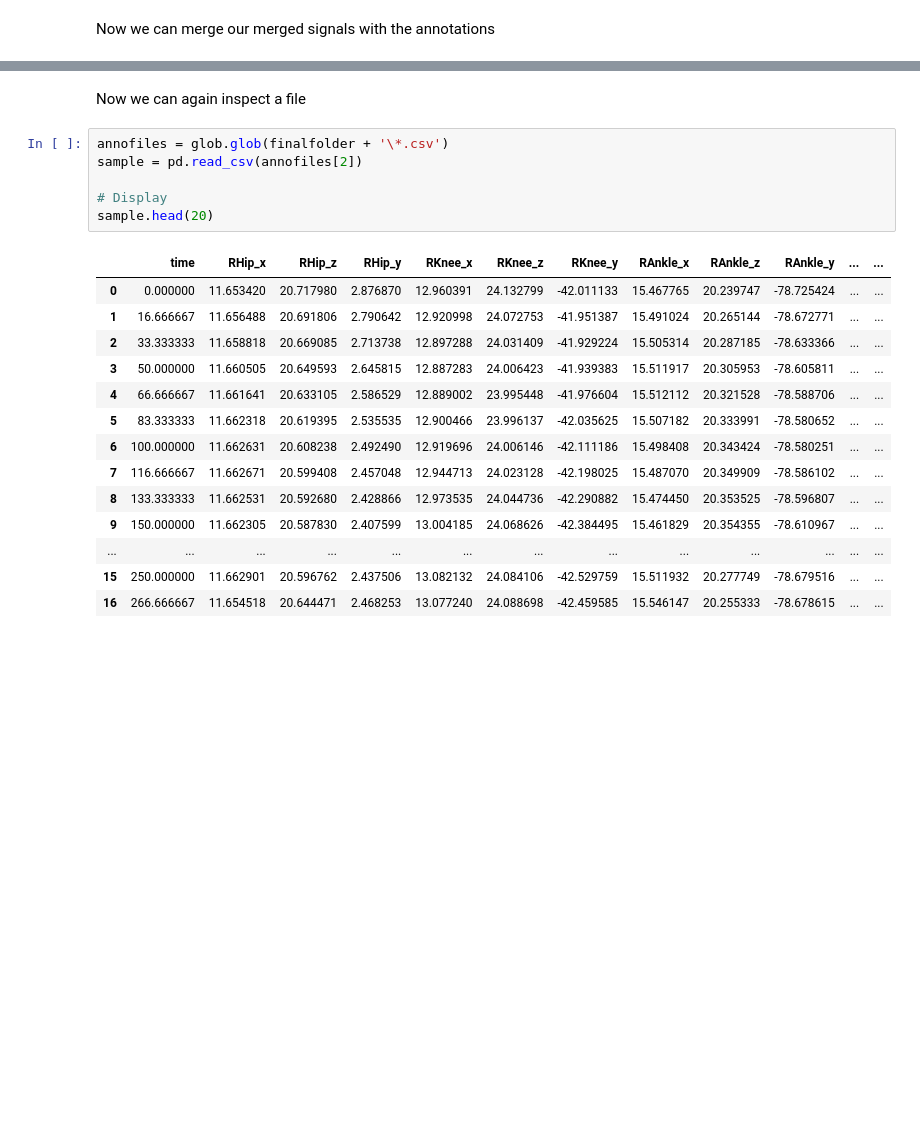
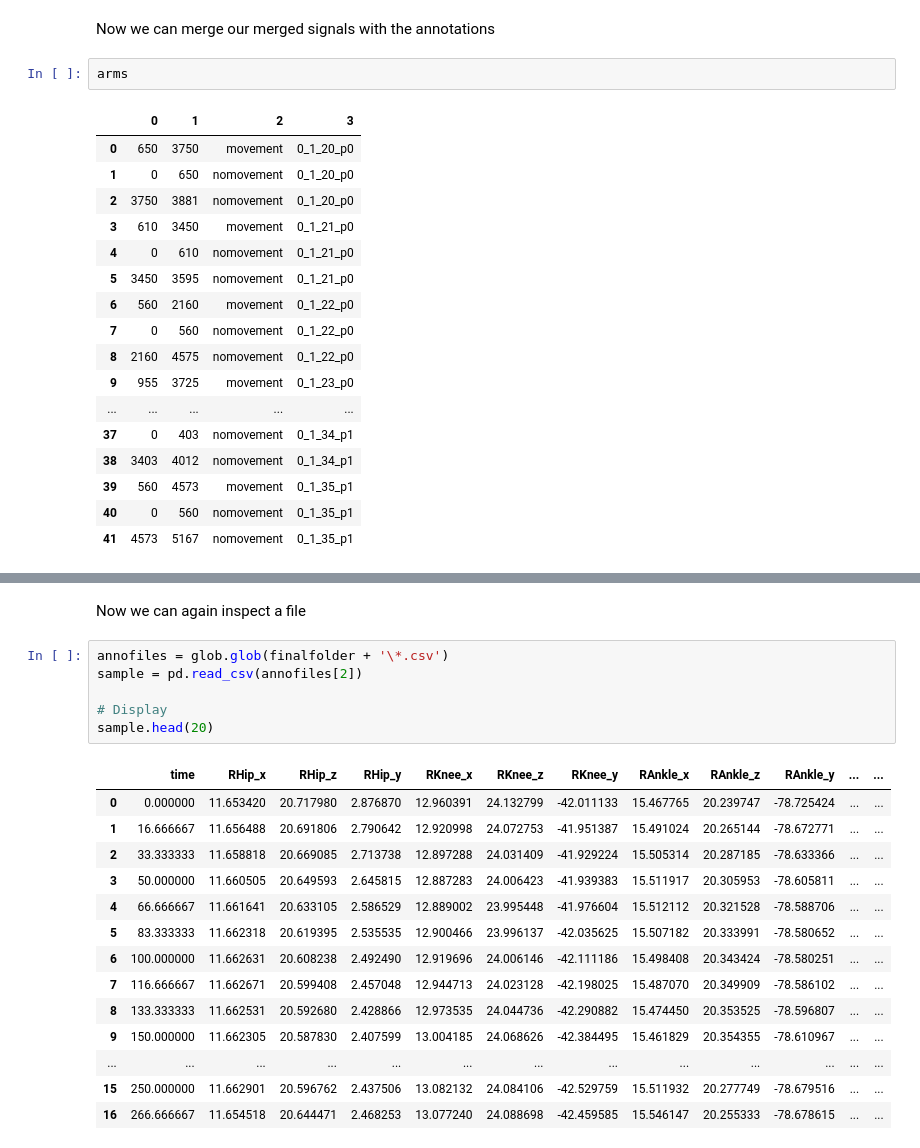
Before and after one commit to sarkadava/MotionTrackingPipeline_Workshop_ZAS2025, a Jupyter notebook: 02_DataProcessing/Data_merging.ipynb, the cells around one changed output, grey strips where cells are left out. Cells and saved outputs as stored; diff of their text form; blank space fills up the shorter version.

```diff
--- a/02_DataProcessing/Data_merging.ipynb
+++ b/02_DataProcessing/Data_merging.ipynb
@@ -395,5 +429,25 @@ working on c:\Users\kadava\Documents\Github\MotionTrackingPipeline_Workshop_ZAS2
 # %% [markdown]
 Now we can merge our merged signals with the annotations
+# %%
+arms
+# %% [output]
+|  | 0 | 1 | 2 | 3 |
+| 0 | 650 | 3750 | movement | 0_1_20_p0 |
+| 1 | 0 | 650 | nomovement | 0_1_20_p0 |
+| 2 | 3750 | 3881 | nomovement | 0_1_20_p0 |
+| 3 | 610 | 3450 | movement | 0_1_21_p0 |
+| 4 | 0 | 610 | nomovement | 0_1_21_p0 |
+| 5 | 3450 | 3595 | nomovement | 0_1_21_p0 |
+| 6 | 560 | 2160 | movement | 0_1_22_p0 |
+| 7 | 0 | 560 | nomovement | 0_1_22_p0 |
+| 8 | 2160 | 4575 | nomovement | 0_1_22_p0 |
+| 9 | 955 | 3725 | movement | 0_1_23_p0 |
+| ... | ... | ... | ... | ... |
+| 37 | 0 | 403 | nomovement | 0_1_34_p1 |
+| 38 | 3403 | 4012 | nomovement | 0_1_34_p1 |
+| 39 | 560 | 4573 | movement | 0_1_35_p1 |
+| 40 | 0 | 560 | nomovement | 0_1_35_p1 |
+| 41 | 4573 | 5167 | nomovement | 0_1_35_p1 |
 # %%
 
 # These are the annotations per tier that we just created from manual annotations
```
Also changed, not shown: parts of 9 cells of this notebook, 3 other files.
